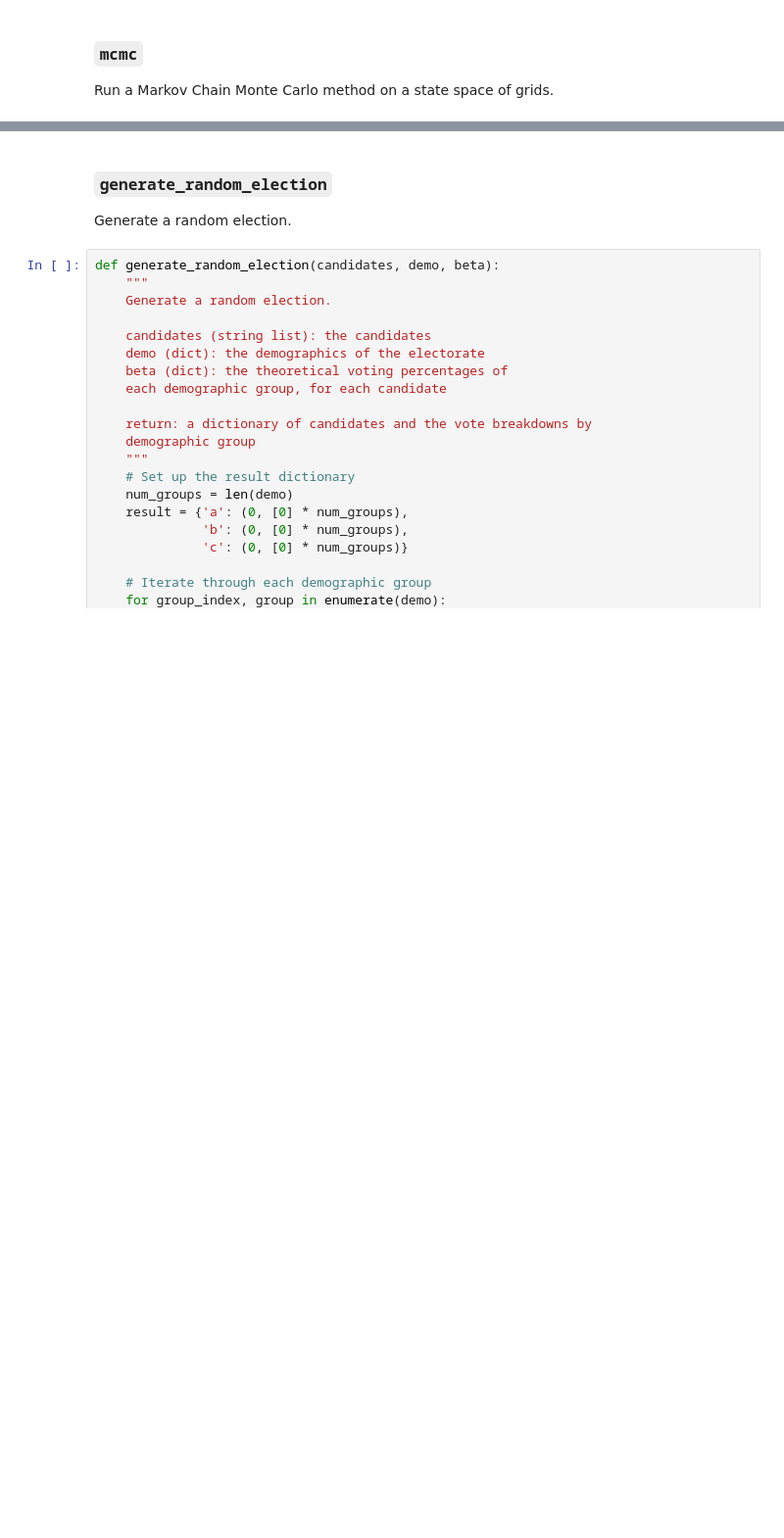
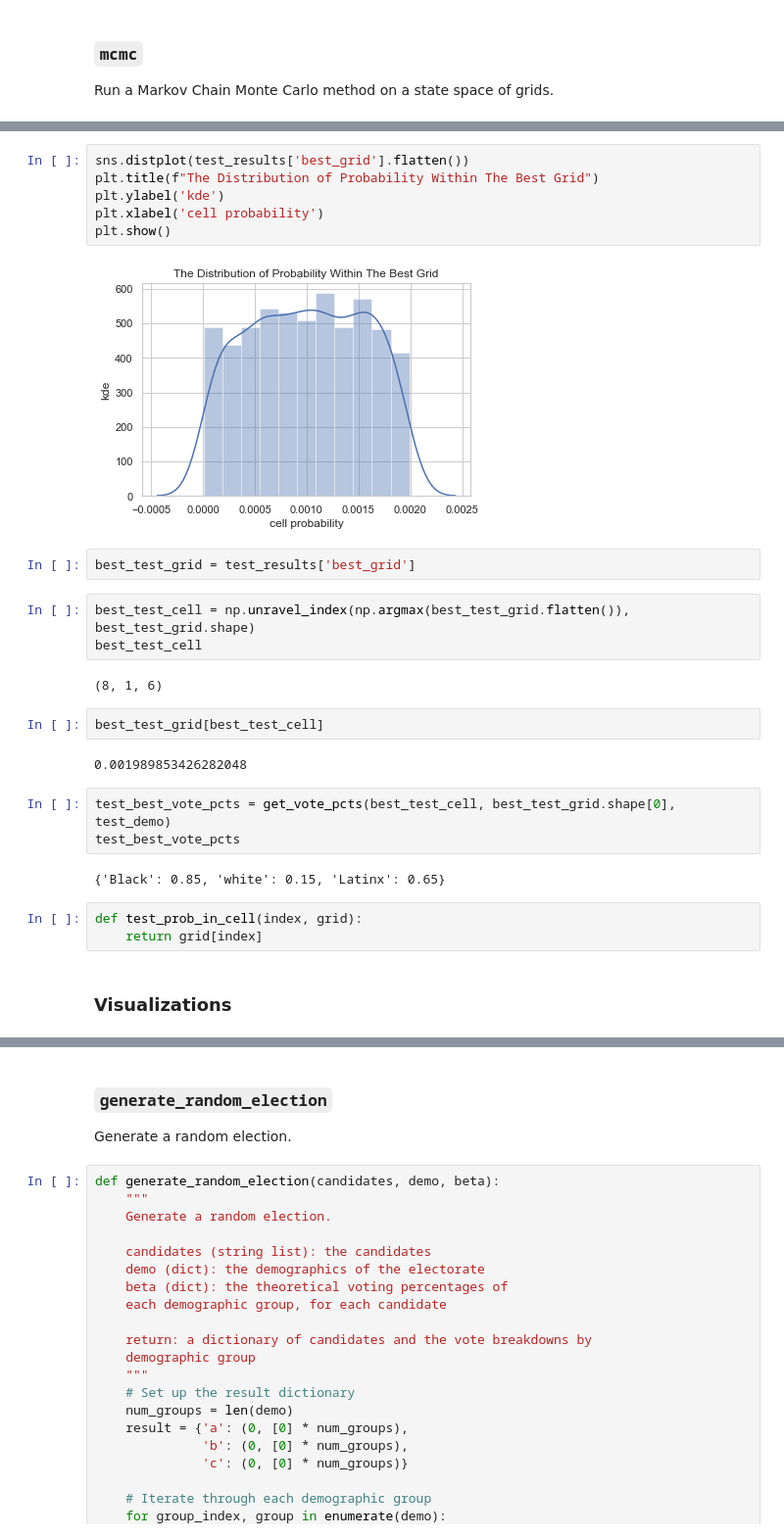
Before and after one commit to hangulu/thesis, a Jupyter notebook: methods.ipynb, the cells around one changed output, grey strips where cells are left out. Shown at 98% size. Drawn from its saved outputs; the diff is of its cells as text; blank space fills up the shorter version.

```diff
--- a/methods.ipynb
+++ b/methods.ipynb
@@ -342,0 +571,29 @@ test_results['best_score']
+# %%
+sns.distplot(test_results['best_grid'].flatten())
+plt.title(f"The Distribution of Probability Within The Best Grid")
+plt.ylabel('kde')
+plt.xlabel('cell probability')
+plt.show()
+# %% [output]
+[figure, added]
+# %%
+best_test_grid = test_results['best_grid']
+# %%
+best_test_cell = np.unravel_index(np.argmax(best_test_grid.flatten()), best_test_grid.shape)
+best_test_cell
+# %% [output]
+(8, 1, 6)
+# %%
+best_test_grid[best_test_cell]
+# %% [output]
+0.001989853426282048
+# %%
+test_best_vote_pcts = get_vote_pcts(best_test_cell, best_test_grid.shape[0], test_demo)
+test_best_vote_pcts
+# %% [output]
+{'Black': 0.85, 'white': 0.15, 'Latinx': 0.65}
+# %%
+def test_prob_in_cell(index, grid):
+    return grid[index]
+# %% [markdown]
+### Visualizations
```
Also changed, not shown: parts of 46 cells of this notebook, 1 other file.
